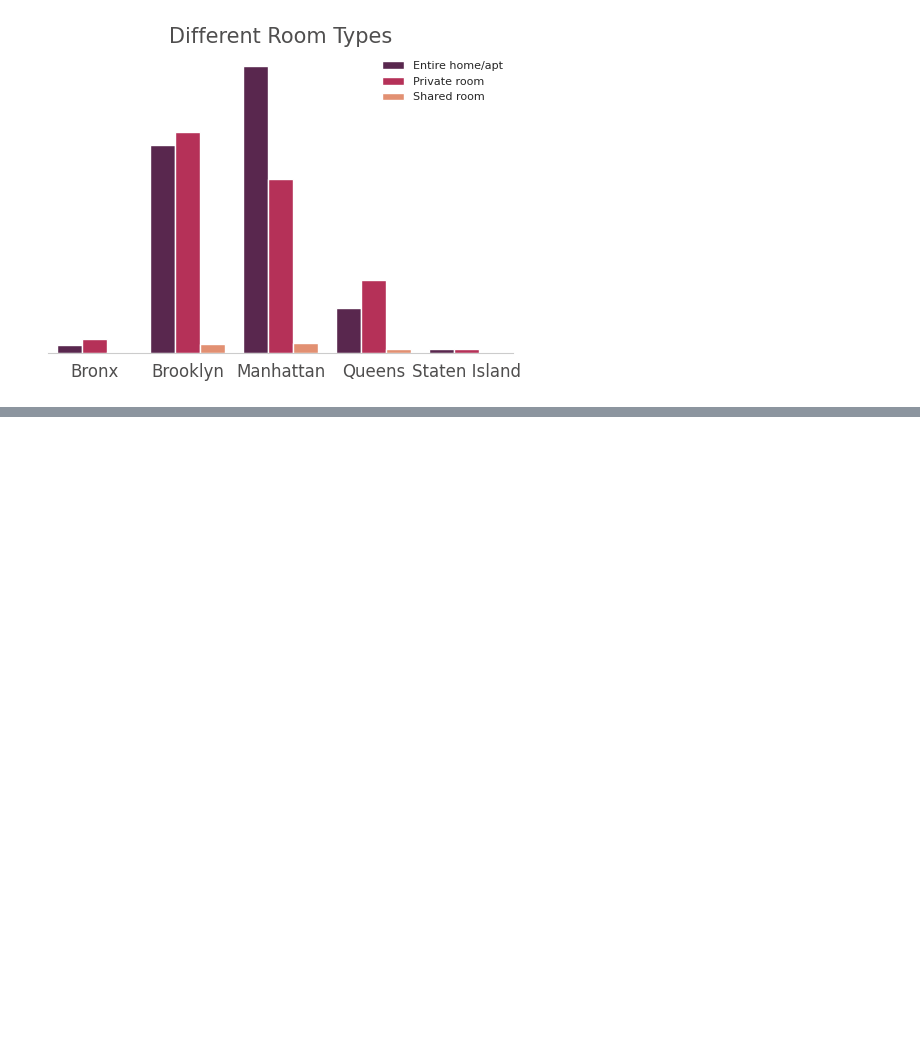
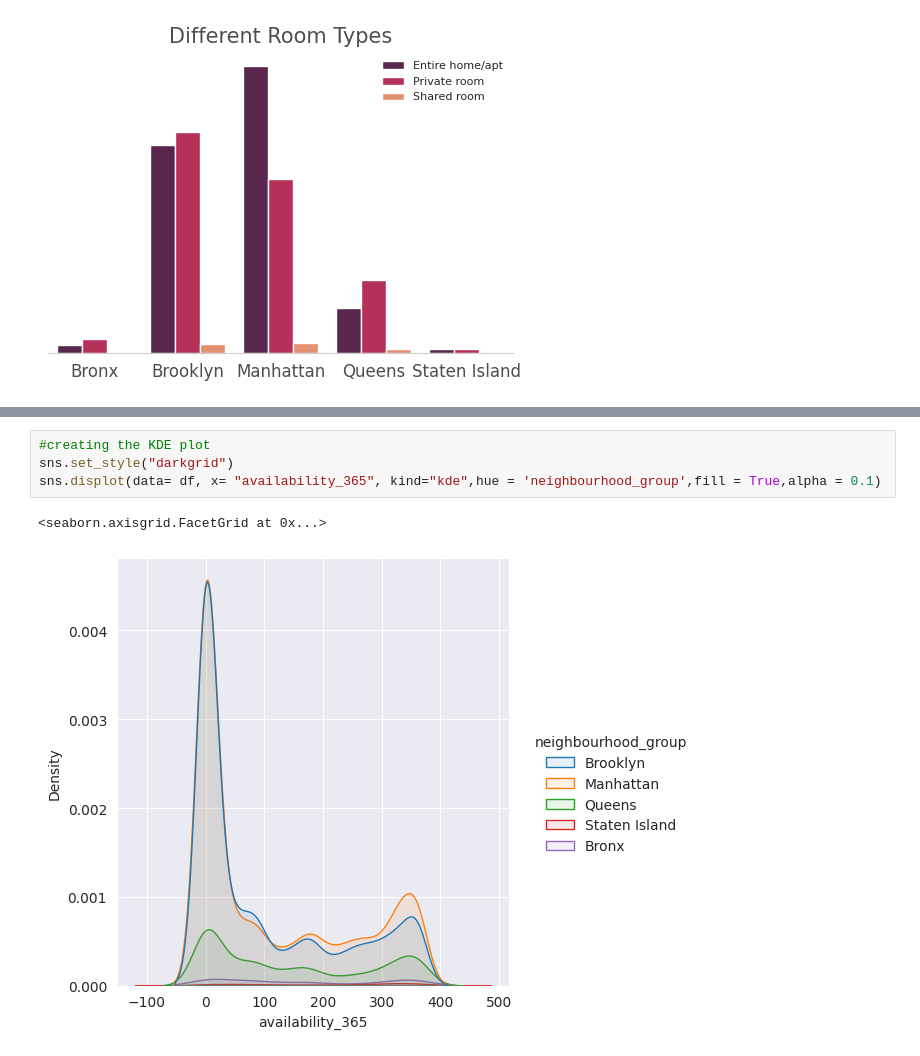
Before and after one commit to ankitkrtiwari7/my_first_analysis-AIRBNB, a Jupyter notebook: airbnbn_github.ipynb, the cells around one changed output, grey strips where cells are left out. Cells and saved outputs as stored; diff of their text form; blank space fills up the shorter version.

```diff
--- a/airbnbn_github.ipynb
+++ b/airbnbn_github.ipynb
@@ -328,0 +399,7 @@ sns.despine(left = True);
+# %%
+#creating the KDE plot
+sns.set_style("darkgrid")
+sns.displot(data= df, x= "availability_365", kind="kde",hue = 'neighbourhood_group',fill = True,alpha = 0.1)
+# %% [output]
+<seaborn.axisgrid.FacetGrid at 0x...>
+[figure, added]
```
Also changed, not shown: parts of 23 cells of this notebook.
